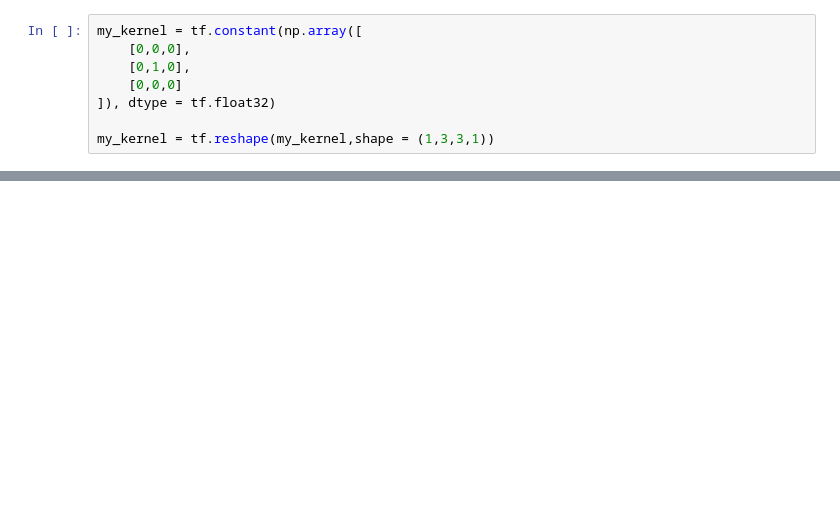
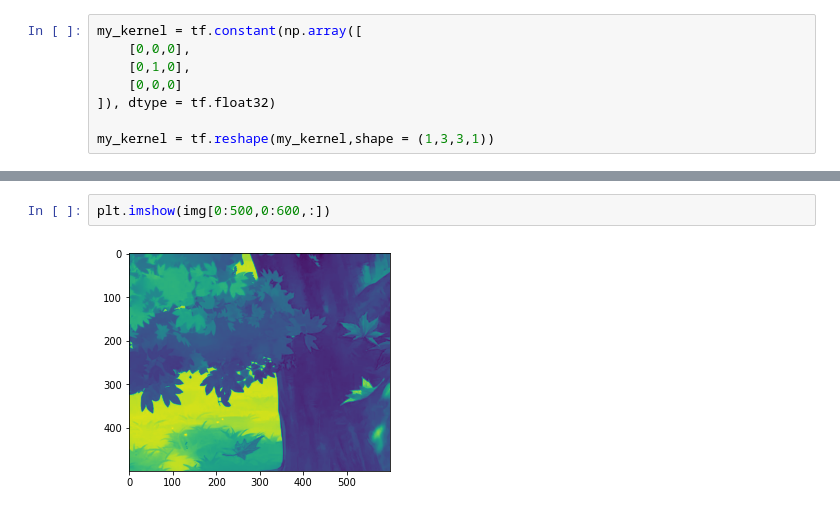
Before and after one commit to DrLiHaoZ/Notebooks, a Jupyter notebook: ReadMe/Python/TensorFlow/Keras/Layers/3.Conv2D.Layer.ipynb, the cells around one changed output, grey strips where cells are left out. Saved outputs shown, nothing was run; the diff lists cells and outputs as text; blank space fills up the shorter version.

```diff
--- a/ReadMe/Python/TensorFlow/Keras/Layers/3.Conv2D.Layer.ipynb
+++ b/ReadMe/Python/TensorFlow/Keras/Layers/3.Conv2D.Layer.ipynb
@@ -53,0 +34,4 @@ print(y.shape)
+# %%
+plt.imshow(img[0:500,0:600,:])
+# %% [output]
+[figure, added]
```
Also changed, not shown: parts of 9 cells of this notebook, 3 other files.
